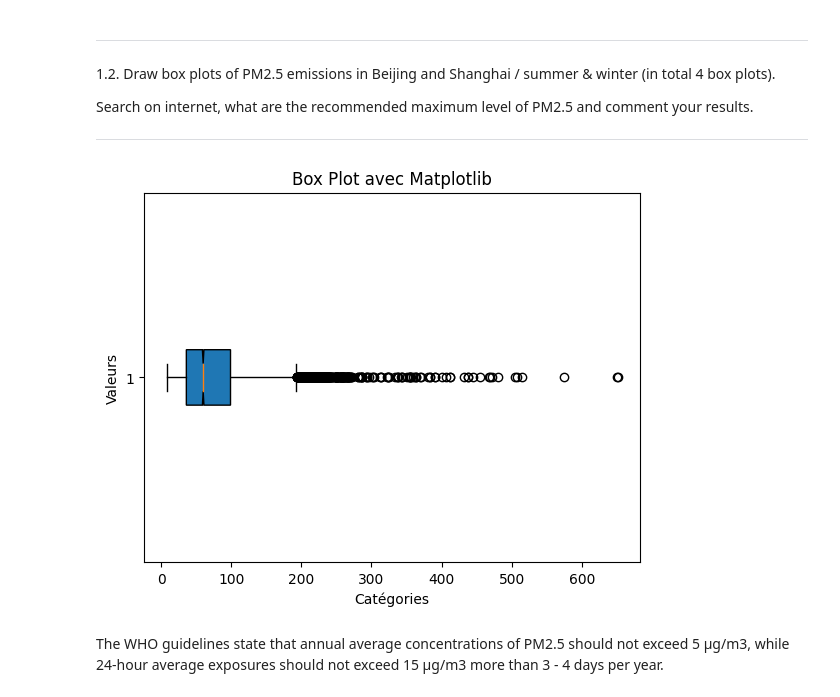
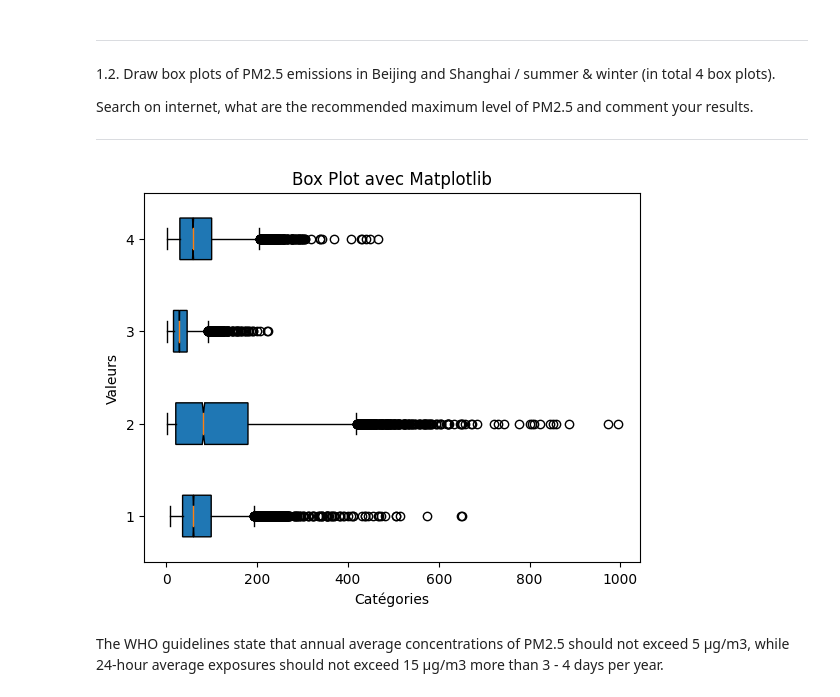
Before and after one commit to bolclaire/LEPL1109, a Jupyter notebook: Hackaton1.ipynb, the cells around one changed output. Drawn from its saved outputs; the diff is of its cells as text; code cells hidden in the pictures.

```diff
--- a/Hackaton1.ipynb
+++ b/Hackaton1.ipynb
@@ -149,8 +149,8 @@ for row in WinterData :
     Bmean += row[6]/n
 print(WinterData)
 WinterData2 = np.array(WinterData)
-colonne_winter = np.array(WinterData2[:,5])
-print(colonne_winter)
+colonne_winter_S = np.array(WinterData2[:,5])
+colonne_winter_B = np.array(WinterData2[:,6])
 ## Variance
 Svar = 0
 Bvar = 0
@@ -197,6 +197,10 @@ for row in SummerData :
     Smean += row[5]/n
     Bmean += row[6]/n
 
+SummerData2 = np.array(SummerData)
+colonne_summer_S = np.array(SummerData2[:,5])
+colonne_summer_B = np.array(SummerData2[:,6])
+
 ## Variance
 Svar = 0
 Bvar = 0
@@ -259,17 +262,17 @@ Search on internet, what are the recommended maximum level of PM2.5 and comment
 # %%
 # Code here
 
 import matplotlib.pyplot as plt
 
 # Exemple de données
 # Créer le box plot
-plt.boxplot(colonne_winter , notch=True, vert=0, patch_artist=True)
+plt.boxplot([colonne_winter_S,colonne_winter_B,colonne_summer_S,colonne_summer_B] , notch=True, vert=0, patch_artist=True)
 plt.title('Box Plot avec Matplotlib')
 plt.xlabel('Catégories')
 plt.ylabel('Valeurs')
 plt.show()
 # %% [output]
-[figure, old version]
+[figure, new version]
 # %% [markdown]
 The WHO guidelines state that annual average concentrations of PM2.5 should not exceed 5 µg/m3, while 24-hour average exposures should not exceed 15 µg/m3 more than 3 - 4 days per year.
 # %% [markdown]
```
Also changed, not shown: parts of 1 cell of this notebook.
